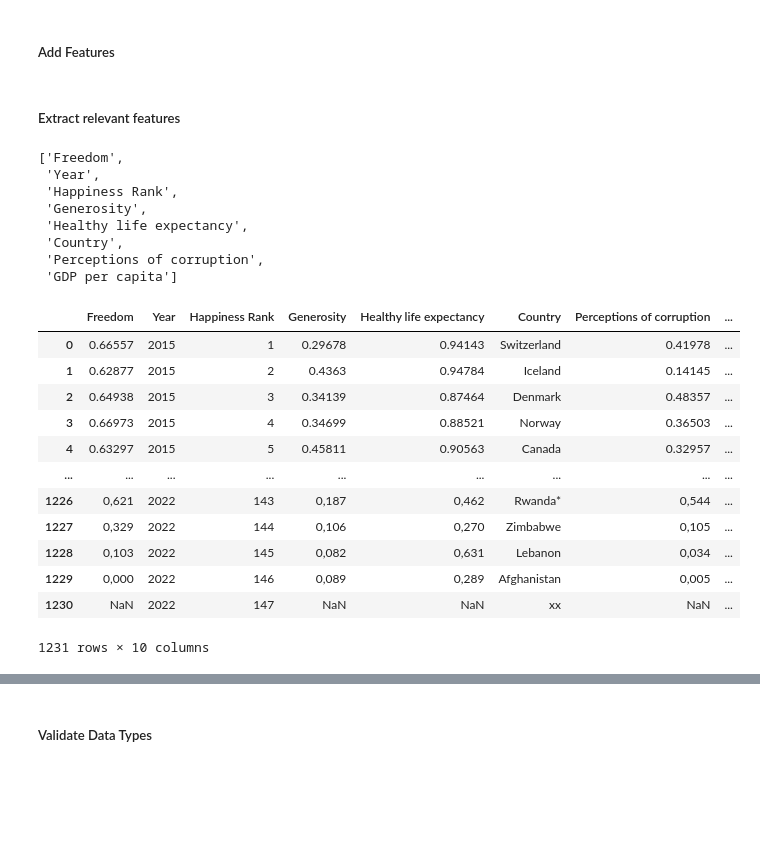
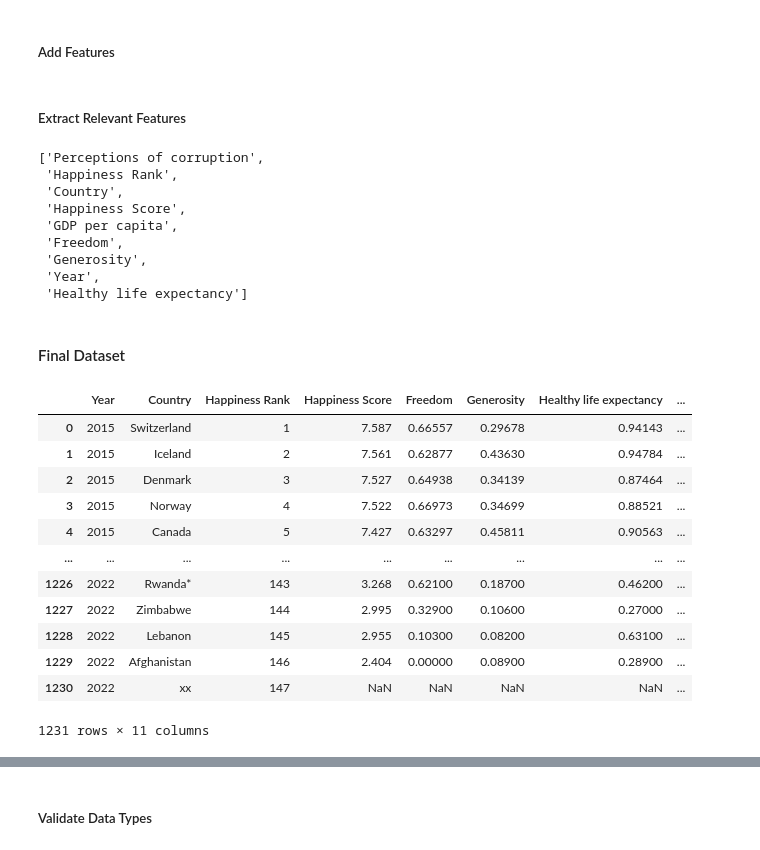
Before and after one commit to gabis96/ML-models-comparison, a Jupyter notebook: notebooks/1.data_wrangling.ipynb, the cells around one changed output, grey strips where cells are left out. Cells and saved outputs as stored; diff of their text form; code cells hidden in the pictures; blank space fills up the shorter version.

Commit message:
Update data wrangling.

```diff
--- a/notebooks/1.data_wrangling.ipynb
+++ b/notebooks/1.data_wrangling.ipynb
@@ -19,7 +19,7 @@ df_2018 = pd.read_csv('../data/raw/HappinessScore2018.csv')
 df_2019 = pd.read_csv('../data/raw/HappinessScore2019.csv')
 df_2020 = pd.read_csv('../data/raw/HappinessScore2020.csv')
 df_2021 = pd.read_csv('../data/raw/HappinessScore2021.csv')
-df_2022 = pd.read_csv('../data/raw/HappinessScore2022.csv')
+df_2022 = pd.read_csv('../data/raw/HappinessScore2022.csv', decimal=",") # decimals are with comma
 # %% [markdown]
 ### Wrangle Data
 
@@ -104,8 +111,9 @@ df_2020['Happiness Rank'] = df_2020.index + 1
 df_2021['Happiness Rank'] = df_2021.index + 1
 
 # Avoid future repeated columns when renaming
-df_2020 = df_2020.drop(['Generosity', 'Perceptions of corruption', 'Social support'], axis=1)
-df_2021 = df_2021.drop(['Generosity', 'Perceptions of corruption', 'Social support'], axis=1)
+unnecesary_columns = ['Generosity', 'Perceptions of corruption', 'Social support', 'Healthy life expectancy']
+df_2020 = df_2020.drop(unnecesary_columns, axis=1)
+df_2021 = df_2021.drop(unnecesary_columns, axis=1)
 # %%
 # 2015 ['Country', 'Dystopia Residual', 'Economy (GDP per Capita)', 'Family', 'Freedom', 'Generosity', 'Happiness Rank', 'Happiness Score', 'Health (Life Expectancy)', 'Region', 'Standard Error', 'Trust (Government Corruption)']
 # 2016 ['Country', 'Dystopia Residual', 'Economy (GDP per Capita)', 'Family', 'Freedom', 'Generosity', 'Happiness Rank', 'Happiness Score', 'Health (Life Expectancy)', 'Lower Confidence Interval', 'Region', 'Trust (Government Corruption)', 'Upper Confidence Interval']
@@ -117,15 +125,15 @@ df_2021 = df_2021.drop(['Generosity', 'Perceptions of corruption', 'Social suppo
 # 2022 ['Country', 'Dystopia (1.83) + residual', 'Explained by: Freedom to make life choices', 'Explained by: GDP per capita', 'Explained by: Generosity', 'Explained by: Healthy life expectancy', 'Explained by: Perceptions of corruption', 'Explained by: Social support', 'Happiness score', 'RANK', 'Whisker-high', 'Whisker-low']
 
 # Features of interest: GDP per capita, social support, healthy life expectancy, freedom to make life choices, generosity, perceptions of corruption
-# Country - Dystopia Residual - GPD per Capita - Freedom - Generosity - Healthy life expectancy - Perceptions of corruption - Social support - Happiness Rank
+# Country - Dystopia Residual - GPD per Capita - Freedom - Generosity - Healthy life expectancy - Perceptions of corruption - Social support - Happiness Rank - Happines Score
 df_2015r = df_2015.rename(columns= {'Economy (GDP per Capita)': 'GDP per capita', 'Health (Life Expectancy)': 'Healthy life expectancy', 'Trust (Government Corruption)': 'Perceptions of corruption'})
 df_2016r = df_2016.rename(columns= {'Economy (GDP per Capita)': 'GDP per capita', 'Health (Life Expectancy)': 'Healthy life expectancy', 'Trust (Government Corruption)': 'Perceptions of corruption'})
-df_2017r = df_2017.rename(columns= {'Dystopia.Residual': 'Dystopia Residual', 'Economy..GDP.per.Capita.': 'GDP per capita', 'Health..Life.Expectancy.': 'Healthy life expectancy', 'Trust..Government.Corruption.': 'Perceptions of corruption', 'Happiness.Rank': 'Happiness Rank'})
-df_2018r = df_2018.rename(columns= {'Country or region': 'Country', 'Freedom to make life choices': 'Freedom', 'Overall rank': 'Happiness Rank'})
-df_2019r = df_2019.rename(columns= {'Country or region': 'Country', 'Freedom to make life choices': 'Freedom', 'Overall rank': 'Happiness Rank'})
-df_2020r = df_2020.rename(columns= {'Country name': 'Country', 'Dystopia + residual': 'Dystopia Residual', 'Explained by: Log GDP per capita': 'GDP per capita', 'Explained by: Freedom to make life choices':'Freedom',  'Explained by: Generosity': 'Generosity', 'Explained by: Perceptions of corruption': 'Perceptions of corruption', 'Explained by: Social support': 'Social support'})
-df_2021r = df_2021.rename(columns= {'Country name': 'Country', 'Dystopia + residual': 'Dystopia Residual', 'Explained by: Log GDP per capita': 'GDP per capita', 'Explained by: Freedom to make life choices':'Freedom', 'Explained by: Generosity': 'Generosity', 'Explained by: Perceptions of corruption': 'Perceptions of corruption', 'Explained by: Social support': 'Social support'})
-df_2022r = df_2022.rename(columns= {'Dystopia (1.83) + residual': 'Dystopia Residual', 'Explained by: GDP per capita': 'GDP per capita', 'Explained by: Freedom to make life choices':'Freedom', 'Explained by: Generosity': 'Generosity', 'Explained by: Healthy life expectancy': 'Healthy life expectancy', 'Explained by: Perceptions of corruption': 'Perceptions of corruption', 'Explained by: Social support': 'Social support', 'RANK': 'Happiness Rank'})
+df_2017r = df_2017.rename(columns= {'Dystopia.Residual': 'Dystopia Residual', 'Economy..GDP.per.Capita.': 'GDP per capita', 'Health..Life.Expectancy.': 'Healthy life expectancy', 'Trust..Government.Corruption.': 'Perceptions of corruption', 'Happiness.Rank': 'Happiness Rank', 'Happiness.Score': 'Happiness Score'})
+df_2018r = df_2018.rename(columns= {'Country or region': 'Country', 'Freedom to make life choices': 'Freedom', 'Overall rank': 'Happiness Rank', 'Score': 'Happiness Score'})
+df_2019r = df_2019.rename(columns= {'Country or region': 'Country', 'Freedom to make life choices': 'Freedom', 'Overall rank': 'Happiness Rank', 'Score': 'Happiness Score'})
+df_2020r = df_2020.rename(columns= {'Country name': 'Country', 'Dystopia + residual': 'Dystopia Residual', 'Explained by: Log GDP per capita': 'GDP per capita', 'Explained by: Freedom to make life choices':'Freedom',  'Explained by: Generosity': 'Generosity', 'Explained by: Healthy life expectancy': 'Healthy life expectancy', 'Explained by: Perceptions of corruption': 'Perceptions of corruption', 'Explained by: Social support': 'Social support', 'Ladder score': 'Happiness Score'})
+df_2021r = df_2021.rename(columns= {'Country name': 'Country', 'Dystopia + residual': 'Dystopia Residual', 'Explained by: Log GDP per capita': 'GDP per capita', 'Explained by: Freedom to make life choices':'Freedom', 'Explained by: Generosity': 'Generosity', 'Explained by: Healthy life expectancy': 'Healthy life expectancy', 'Explained by: Perceptions of corruption': 'Perceptions of corruption', 'Explained by: Social support': 'Social support', 'Ladder score': 'Happiness Score'})
+df_2022r = df_2022.rename(columns= {'Dystopia (1.83) + residual': 'Dystopia Residual', 'Explained by: GDP per capita': 'GDP per capita', 'Explained by: Freedom to make life choices':'Freedom', 'Explained by: Generosity': 'Generosity', 'Explained by: Healthy life expectancy': 'Healthy life expectancy', 'Explained by: Perceptions of corruption': 'Perceptions of corruption', 'Explained by: Social support': 'Social support', 'RANK': 'Happiness Rank', 'Happiness score':'Happiness Score'})
 # %% [markdown]
 ##### Add Features
 # %%
@@ -139,7 +147,7 @@ df_2020r['Year']= 2020
 df_2021r['Year']= 2021
 df_2022r['Year']= 2022
 # %% [markdown]
-##### Extract relevant features
+##### Extract Relevant Features
 # %%
 # Country: Name of the country
 # Happiness Rank:Rank of the country based on the Happiness Score
@@ -158,14 +166,15 @@ df_2022r['Year']= 2022
 common_features = list(set(df_2015r.columns) & set(df_2016r.columns) & set(df_2017r.columns) & set(df_2018r.columns) & set(df_2019r.columns) & set(df_2020r.columns) & set(df_2021r.columns) & set(df_2022r.columns))
 common_features
 # %% [output]
-['Freedom',
+['Perceptions of corruption',
+ 'Happiness Rank',
+ 'Country',
+ 'Happiness Score',
+ 'GDP per capita',
+ 'Freedom',
+ 'Generosity',
  'Year',
- 'Happiness Rank',
- 'Generosity',
- 'Healthy life expectancy',
- 'Country',
- 'Perceptions of corruption',
- 'GDP per capita']
+ 'Healthy life expectancy']
 # %%
 # Extract relevant features by filtering columns of interest
 df_2015f = df_2015r[common_features + ['Dystopia Residual']]
@@ -176,23 +185,27 @@ df_2019f = df_2019r[common_features + ['Social support']]
 df_2020f = df_2020r[common_features + ['Social support', 'Dystopia Residual']]
 df_2021f = df_2021r[common_features + ['Social support', 'Dystopia Residual']]
 df_2022f = df_2022r[common_features + ['Social support', 'Dystopia Residual']]
+# %% [markdown]
+#### Final Dataset
 # %%
 # merge df concating rows, keeping all columns and having nan where the column does not exist
 df = pd.concat([df_2015f, df_2016f, df_2017f, df_2018f, df_2019f, df_2020f, df_2021f, df_2022f] ,    # Combine vertically
                           ignore_index = True,
                           sort = False)
+df = df[['Year', 'Country', 'Happiness Rank', 'Happiness Score', 'Freedom', 'Generosity', 'Healthy life expectancy', 'Perceptions of corruption', 'GDP per capita', 'Social support', 'Dystopia Residual']] # sort ds
+
 df
 # %% [output]
-|  | Freedom | Year | Happiness Rank | Generosity | Healthy life expectancy | Country | Perceptions of corruption | ... |
-| 0 | 0.66557 | 2015 | 1 | 0.29678 | 0.94143 | Switzerland | 0.41978 | ... |
-| 1 | 0.62877 | 2015 | 2 | 0.4363 | 0.94784 | Iceland | 0.14145 | ... |
-| 2 | 0.64938 | 2015 | 3 | 0.34139 | 0.87464 | Denmark | 0.48357 | ... |
-| 3 | 0.66973 | 2015 | 4 | 0.34699 | 0.88521 | Norway | 0.36503 | ... |
-| 4 | 0.63297 | 2015 | 5 | 0.45811 | 0.90563 | Canada | 0.32957 | ... |
+|  | Year | Country | Happiness Rank | Happiness Score | Freedom | Generosity | Healthy life expectancy | ... |
+| 0 | 2015 | Switzerland | 1 | 7.587 | 0.66557 | 0.29678 | 0.94143 | ... |
+| 1 | 2015 | Iceland | 2 | 7.561 | 0.62877 | 0.43630 | 0.94784 | ... |
+| 2 | 2015 | Denmark | 3 | 7.527 | 0.64938 | 0.34139 | 0.87464 | ... |
+| 3 | 2015 | Norway | 4 | 7.522 | 0.66973 | 0.34699 | 0.88521 | ... |
+| 4 | 2015 | Canada | 5 | 7.427 | 0.63297 | 0.45811 | 0.90563 | ... |
 | ... | ... | ... | ... | ... | ... | ... | ... | ... |
-| 1226 | 0,621 | 2022 | 143 | 0,187 | 0,462 | Rwanda* | 0,544 | ... |
-| 1227 | 0,329 | 2022 | 144 | 0,106 | 0,270 | Zimbabwe | 0,105 | ... |
-| 1228 | 0,103 | 2022 | 145 | 0,082 | 0,631 | Lebanon | 0,034 | ... |
-| 1229 | 0,000 | 2022 | 146 | 0,089 | 0,289 | Afghanistan | 0,005 | ... |
-| 1230 | NaN | 2022 | 147 | NaN | NaN | xx | NaN | ... |
+| 1226 | 2022 | Rwanda* | 143 | 3.268 | 0.62100 | 0.18700 | 0.46200 | ... |
+| 1227 | 2022 | Zimbabwe | 144 | 2.995 | 0.32900 | 0.10600 | 0.27000 | ... |
+| 1228 | 2022 | Lebanon | 145 | 2.955 | 0.10300 | 0.08200 | 0.63100 | ... |
+| 1229 | 2022 | Afghanistan | 146 | 2.404 | 0.00000 | 0.08900 | 0.28900 | ... |
+| 1230 | 2022 | xx | 147 | NaN | NaN | NaN | NaN | ... |
-1231 rows × 10 columns
+1231 rows × 11 columns
```
Also changed, not shown: parts of 9 cells of this notebook, 1 other file.
